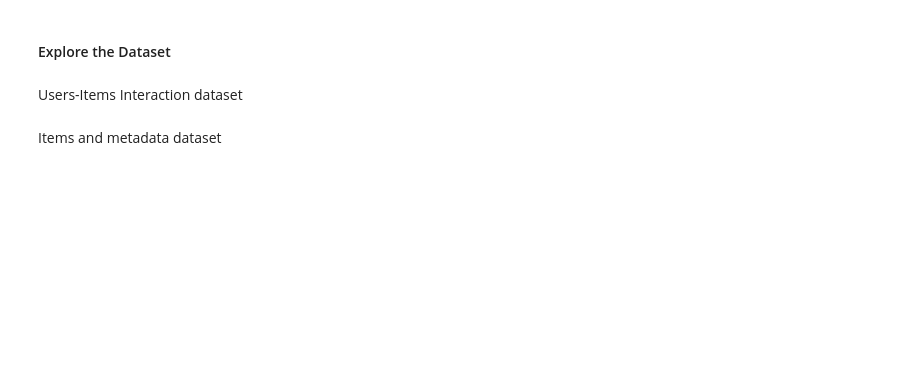
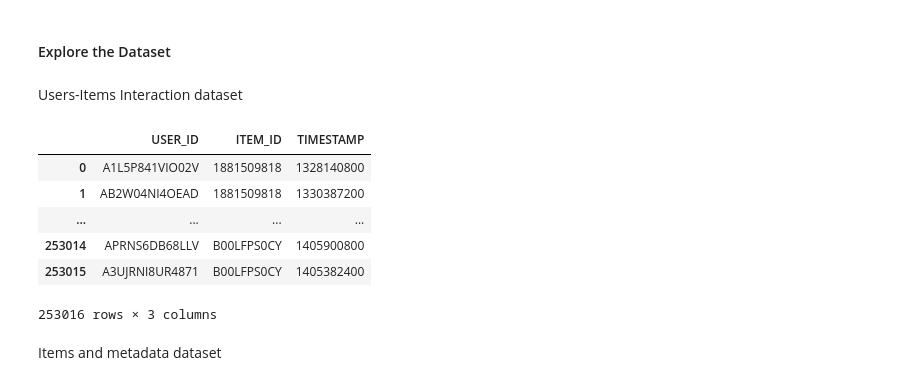
Before and after one commit to panyapoc/ItemStorePersonalize, a Jupyter notebook: Personalize/1.Building_Campaign_HRNN.ipynb, the cells around one changed output. Cells and saved outputs as stored; diff of their text form; code cells hidden in the pictures; blank space fills up the shorter version.

```diff
--- a/Personalize/1.Building_Campaign_HRNN.ipynb
+++ b/Personalize/1.Building_Campaign_HRNN.ipynb
@@ -109,9 +115,17 @@ Users-Items Interaction dataset
 # %%
 ratinguri = f's3://{bucket}/useritems-interactions.csv'
 useritems = pd.read_csv(ratinguri, names=['USER_ID', 'ITEM_ID', 'TIMESTAMP'], header=1)
 pd.set_option('display.max_rows', 4) #change the bucket name to your bucket name
 
-users
+useritems
+# %% [output]
+|  | USER_ID | ITEM_ID | TIMESTAMP |
+| 0 | A1L5P841VIO02V | 1881509818 | 1328140800 |
+| 1 | AB2W04NI4OEAD | 1881509818 | 1330387200 |
+| ... | ... | ... | ... |
+| 253014 | APRNS6DB68LLV | B00LFPS0CY | 1405900800 |
+| 253015 | A3UJRNI8UR4871 | B00LFPS0CY | 1405382400 |
+253016 rows × 3 columns
 # %% [markdown]
 Items and metadata dataset
 # %%
```
Also changed, not shown: parts of 27 cells of this notebook, 3 other files.
